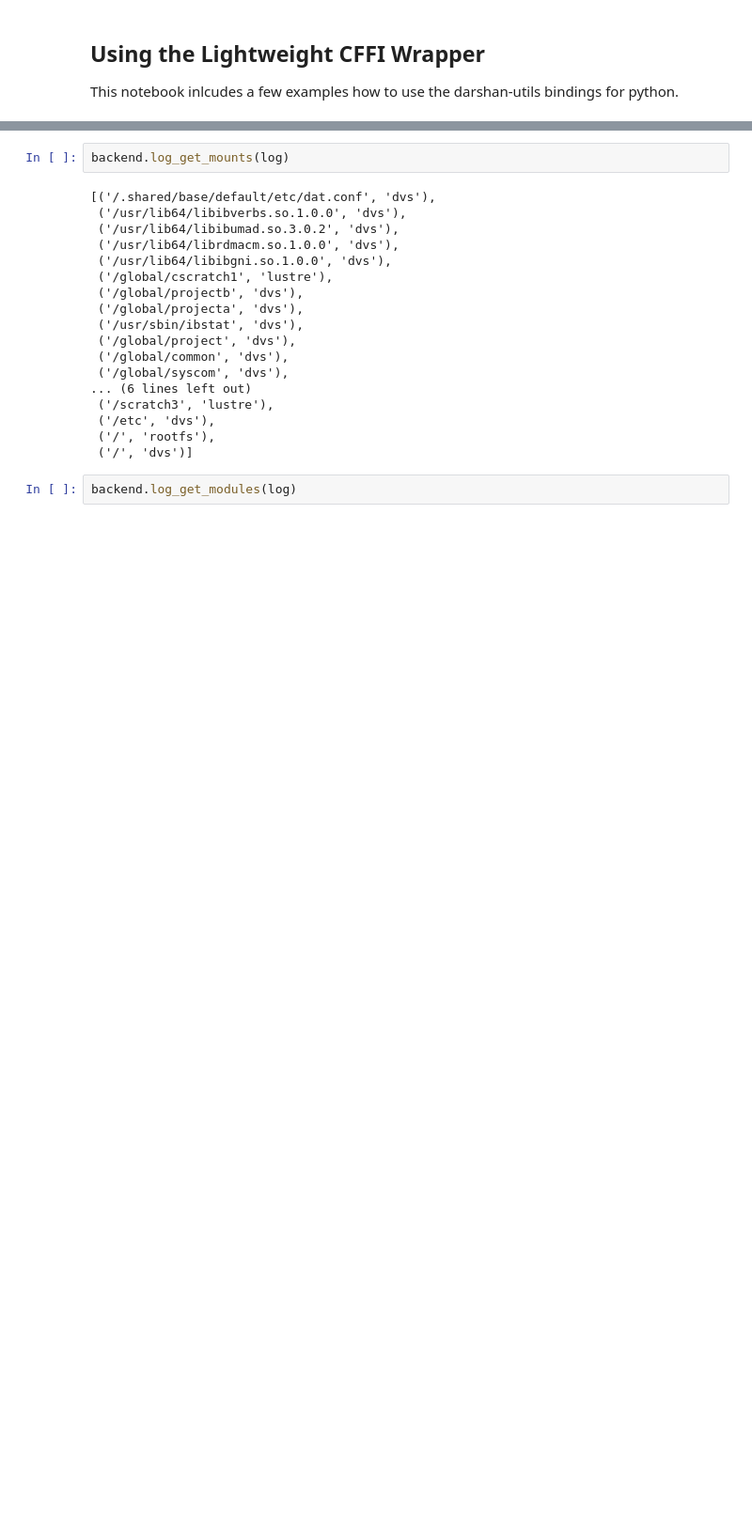
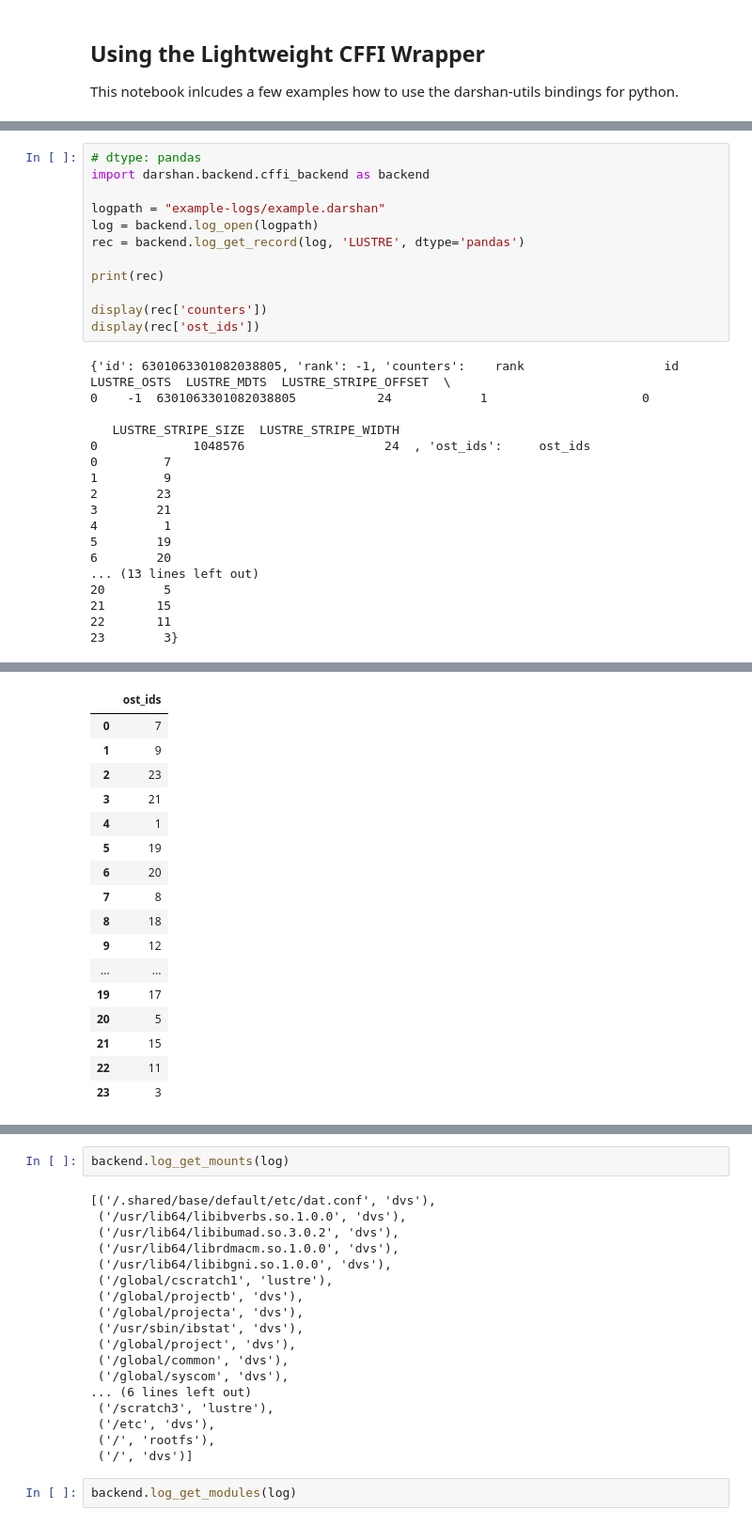
Before and after one commit to darshan-hpc/darshan, a Jupyter notebook: darshan-util/pydarshan/examples/04_darshan-low-level-cffi-interface.ipynb, the cells around one changed output, grey strips where cells are left out. Shown at 94% size. Saved outputs shown, nothing was run; the diff lists cells and outputs as text; blank space fills up the shorter version.

```diff
--- a/darshan-util/pydarshan/examples/04_darshan-low-level-cffi-interface.ipynb
+++ b/darshan-util/pydarshan/examples/04_darshan-low-level-cffi-interface.ipynb
@@ -65,0 +133,30 @@ print(mpirec)
+# %%
+# dtype: pandas
+import darshan.backend.cffi_backend as backend
+
+logpath = "example-logs/example.darshan"
+log = backend.log_open(logpath)
+rec = backend.log_get_record(log, 'LUSTRE', dtype='pandas')
+
+print(rec)
+
+display(rec['counters'])
+display(rec['ost_ids'])
+# %% [output]
+{'id': 6301063301082038805, 'rank': -1, 'counters':    rank                   id  LUSTRE_OSTS  LUSTRE_MDTS  LUSTRE_STRIPE_OFFSET  \
+0    -1  6301063301082038805           24            1                     0
+
+   LUSTRE_STRIPE_SIZE  LUSTRE_STRIPE_WIDTH
+0             1048576                   24  , 'ost_ids':     ost_ids
+0         7
+1         9
+2        23
+3        21
+4         1
+5        19
+6        20
+... (13 lines left out)
+20        5
+21       15
+22       11
+23        3}
@@ -66,3 +165,20 @@ print(mpirec)
+|  | ost_ids |
+| 0 | 7 |
+| 1 | 9 |
+| 2 | 23 |
+| 3 | 21 |
+| 4 | 1 |
+| 5 | 19 |
+| 6 | 20 |
+| 7 | 8 |
+| 8 | 18 |
+| 9 | 12 |
+| ... | ... |
+| 19 | 17 |
+| 20 | 5 |
+| 21 | 15 |
+| 22 | 11 |
+| 23 | 3 |
 # %%
 print(log1, log2)
 # %% [output]
```
Also changed, not shown: parts of 26 cells of this notebook, 4 other files.
